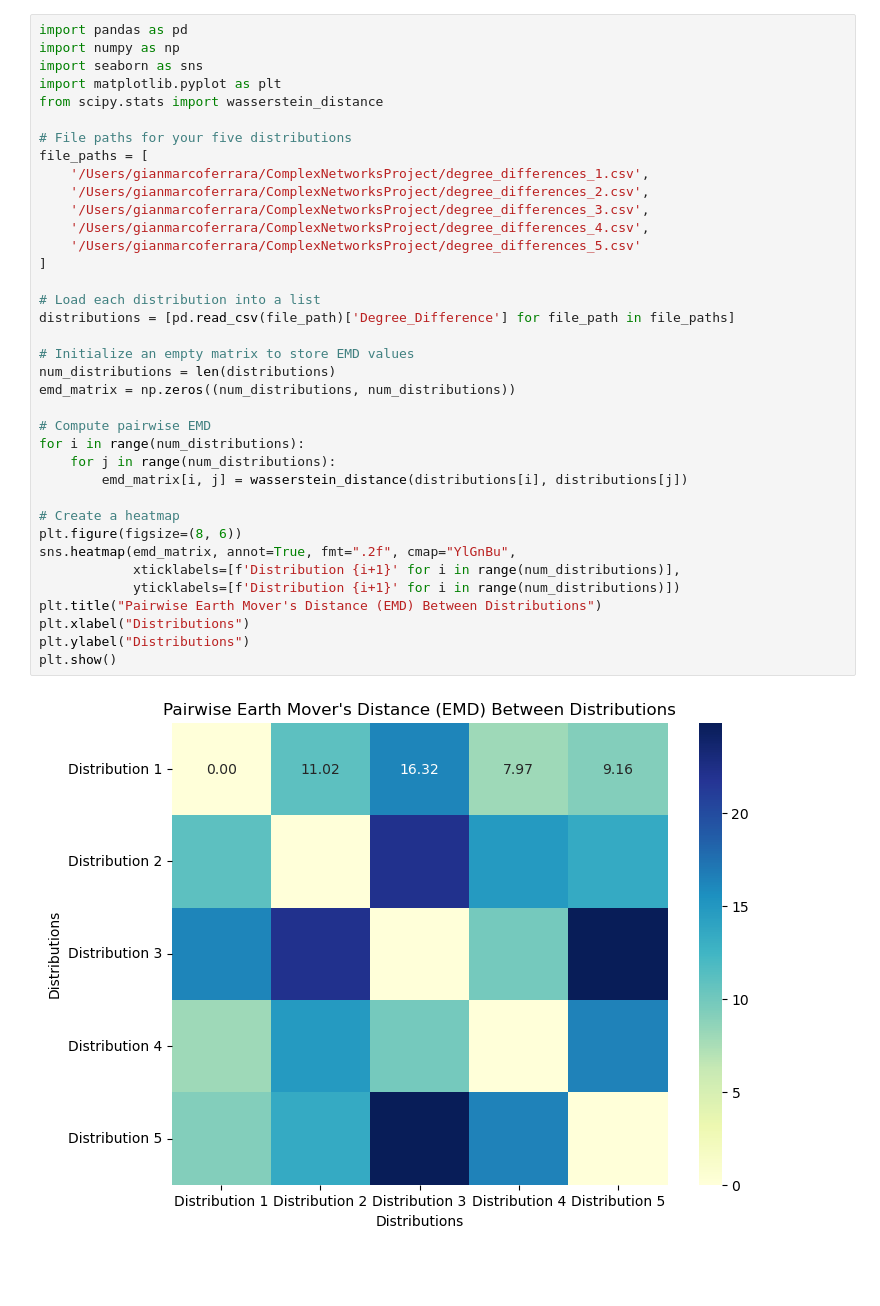
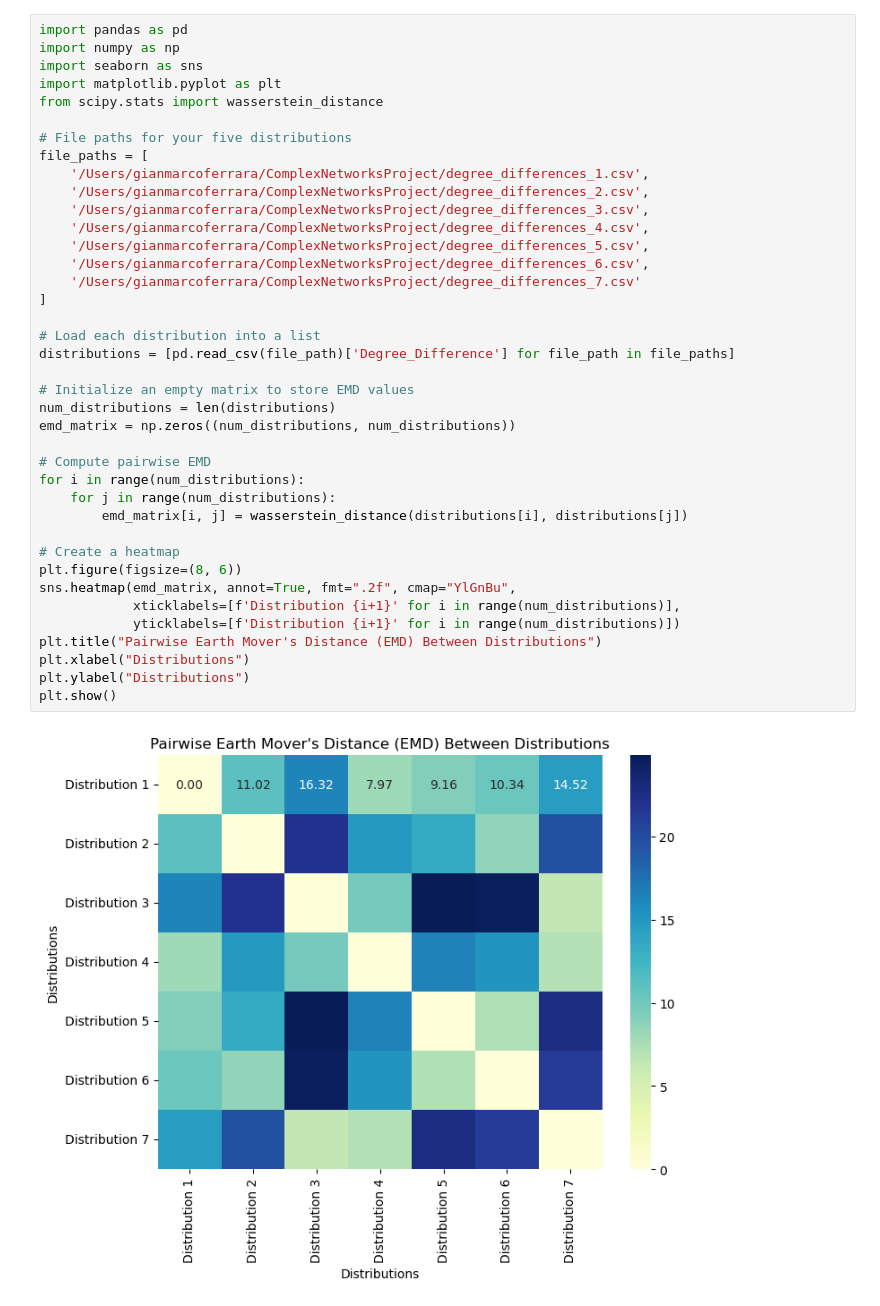
Before and after one commit to gianmarcoferrara/ComplexNetworksProject, a Jupyter notebook: EMD_Matrix.ipynb, the cells around one changed output. Cells and saved outputs as stored; diff of their text form; blank space fills up the shorter version.

```diff
--- a/EMD_Matrix.ipynb
+++ b/EMD_Matrix.ipynb
@@ -8,32 +8,34 @@ from scipy.stats import wasserstein_distance
 # File paths for your five distributions
 file_paths = [
     '/Users/gianmarcoferrara/ComplexNetworksProject/degree_differences_1.csv',
     '/Users/gianmarcoferrara/ComplexNetworksProject/degree_differences_2.csv',
     '/Users/gianmarcoferrara/ComplexNetworksProject/degree_differences_3.csv',
     '/Users/gianmarcoferrara/ComplexNetworksProject/degree_differences_4.csv',
-    '/Users/gianmarcoferrara/ComplexNetworksProject/degree_differences_5.csv'
+    '/Users/gianmarcoferrara/ComplexNetworksProject/degree_differences_5.csv',
+    '/Users/gianmarcoferrara/ComplexNetworksProject/degree_differences_6.csv',
+    '/Users/gianmarcoferrara/ComplexNetworksProject/degree_differences_7.csv'
 ]
 
 # Load each distribution into a list
 distributions = [pd.read_csv(file_path)['Degree_Difference'] for file_path in file_paths]
 
 # Initialize an empty matrix to store EMD values
 num_distributions = len(distributions)
 emd_matrix = np.zeros((num_distributions, num_distributions))
 
 # Compute pairwise EMD
 for i in range(num_distributions):
     for j in range(num_distributions):
         emd_matrix[i, j] = wasserstein_distance(distributions[i], distributions[j])
 
 # Create a heatmap
 plt.figure(figsize=(8, 6))
 sns.heatmap(emd_matrix, annot=True, fmt=".2f", cmap="YlGnBu",
             xticklabels=[f'Distribution {i+1}' for i in range(num_distributions)],
             yticklabels=[f'Distribution {i+1}' for i in range(num_distributions)])
 plt.title("Pairwise Earth Mover's Distance (EMD) Between Distributions")
 plt.xlabel("Distributions")
 plt.ylabel("Distributions")
 plt.show()
 # %% [output]
-[figure, old version]
+[figure, new version]
```
Also changed, not shown: 12 other files.
